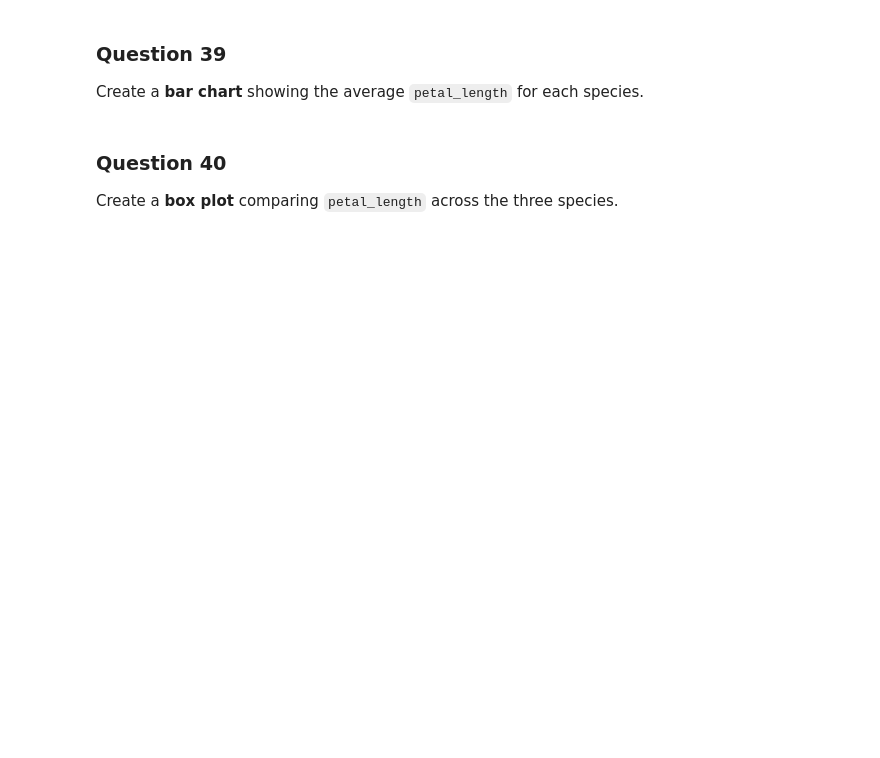
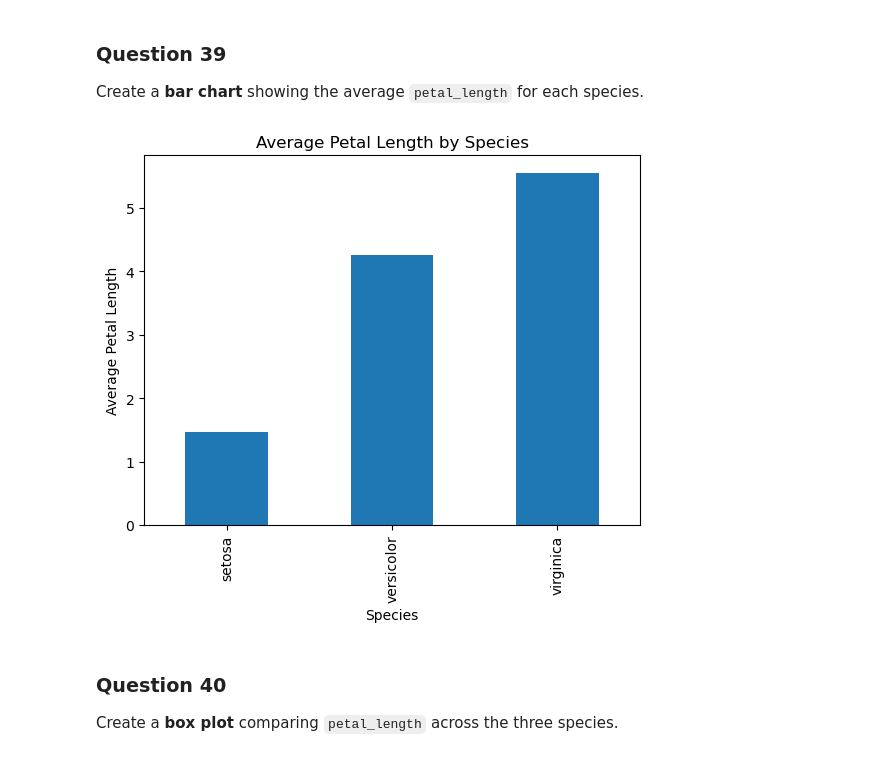
Before and after one commit to sumitshinde4585/Liha-tech-Assignments, a Jupyter notebook: Data-Science-Assignments-main/Assignment 1/Iris_Beginner_to_Intermediate_Pandas_Practice.ipynb, the cells around one changed output. Saved outputs shown, nothing was run; the diff lists cells and outputs as text; code cells hidden in the pictures; blank space fills up the shorter version.

```diff
--- a/Data-Science-Assignments-main/Assignment 1/Iris_Beginner_to_Intermediate_Pandas_Practice.ipynb
+++ b/Data-Science-Assignments-main/Assignment 1/Iris_Beginner_to_Intermediate_Pandas_Practice.ipynb
@@ -322,6 +603,20 @@ Create a **histogram** of the `sepal_length` column with an appropriate title an
 # %% [markdown]
 ### Question 39
 Create a **bar chart** showing the average `petal_length` for each species.
+# %%
+import matplotlib.pyplot as plt
+
+avg = df.groupby("species")["petal_length"].mean()
+
+avg.plot(kind="bar")
+
+plt.title("Average Petal Length by Species")
+plt.xlabel("Species")
+plt.ylabel("Average Petal Length")
+
+plt.show()
+# %% [output]
+[figure, added]
 # %% [markdown]
 ### Question 40
 Create a **box plot** comparing `petal_length` across the three species.
```
Also changed, not shown: parts of 25 cells of this notebook, 1 other file.
